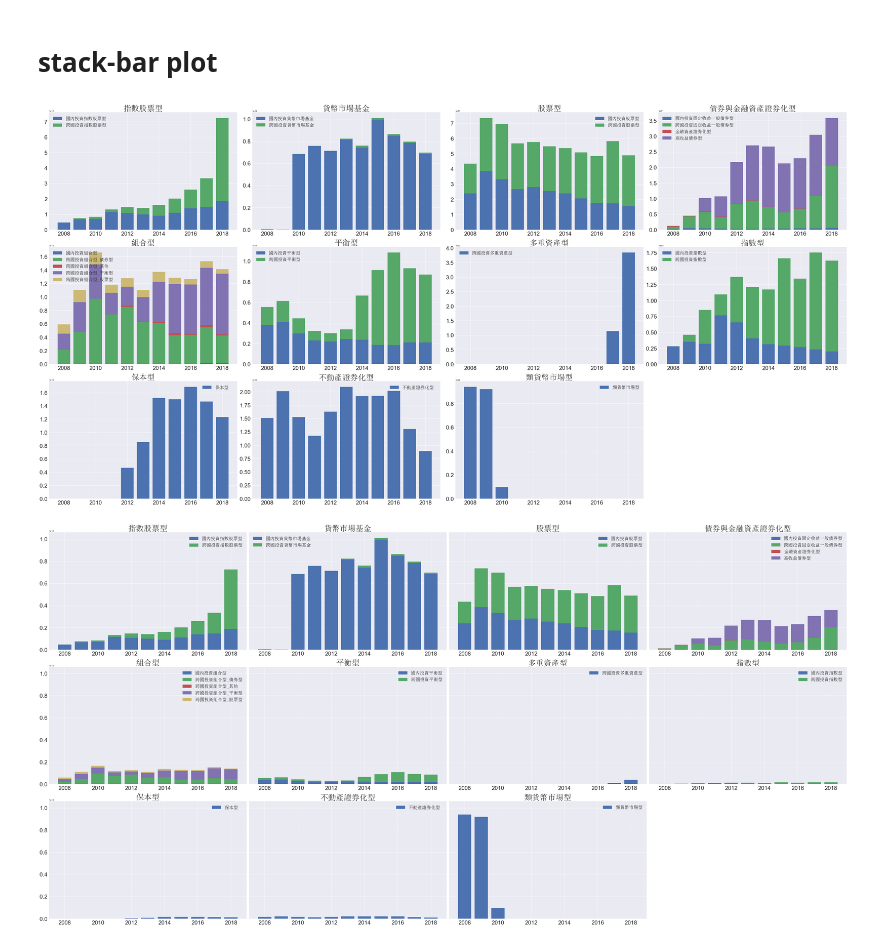
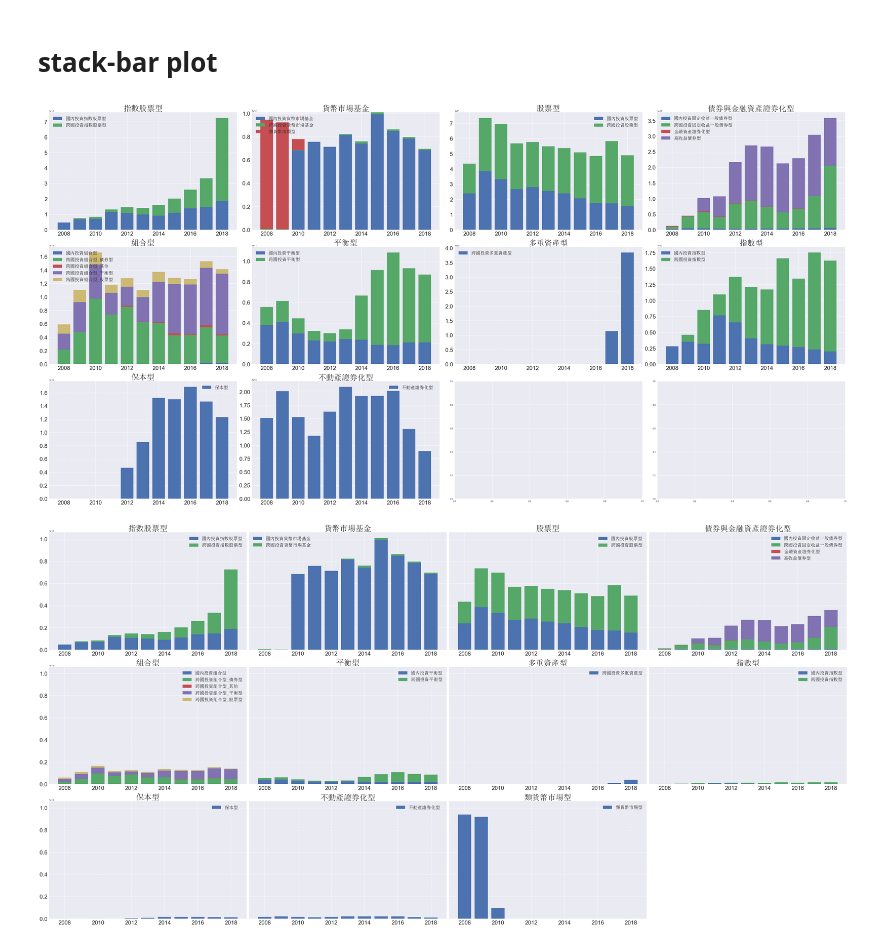
Before and after one commit to Andy-Liu66/Chip-Project, a Jupyter notebook: Analysis-2.ipynb, the cells around one changed output. Saved outputs shown, nothing was run; the diff lists cells and outputs as text; code cells hidden in the pictures.

```diff
--- a/Analysis-2.ipynb
+++ b/Analysis-2.ipynb
@@ -65,14 +82,14 @@ main_category = dict({
     '股票型': set(['AA1', 'AA2']),
     '平衡型': set(['AB1', 'AB2']),
     '債券與金融資產證券化型': set(['AC12', 'AC21', 'AC22', 'AC23']),
-    '貨幣市場基金': set(['AD1', 'AD2']),
+    '貨幣市場基金': set(['AD1', 'AD2', 'AC11']),
     '組合型': set(['AE1', 'AE21', 'AE22', 'AE23', 'AE24']),
     '保本型': set(['AF']),
     '不動產證券化型': set(['AG']),
     '指數股票型': set(['AH1', 'AH2']),
     '指數型': set(['AI1', 'AI2']),
     '多重資產型': set(['AJ1', 'AJ2']),
-    '類貨幣市場型': set(['AC11']),
+#     '類貨幣市場型': set(['AC11']),
     '私募基金': set(['B'])
 })
 
@@ -133,7 +149,7 @@ for i in range(len(big_category_order)):
     temp.reset_index(inplace=True, drop=True)
     temp = temp.copy()
     temp['year'] = temp.年分.apply(lambda x: x.year)
-    cumulative_Y = np.array([])
+    Y= []
     for ix in year_index:
         try:
             value = temp[temp.year == ix]['基金規模(台幣)'].values[0]
@@ -149,8 +165,8 @@ for i in range(len(big_category_order)):
     axs[i].set_title(name, FontProperties=font)
     plt.xticks(size=15)
     plt.yticks(size=15)
-    if i == len(big_category_order) - 1:
-        fig.delaxes(axs[i+1])
+#     if i > len(big_category_order) - 2:
+#         fig.delaxes(axs[i+1])
 
     plt.tight_layout();
 # %% [output]
@@ -157,0 +210,6 @@ for i in range(len(big_category_order)):
+# %%
+i = 1
+name = name_list[i]
+temp = groupby_big_category_wtih_growth[groupby_big_category_wtih_growth.大分類 == name]
+temp = temp.copy()
+temp['year'] = temp.年分.apply(lambda x: x.year)
@@ -157,0 +227,17 @@ for i in range(len(big_category_order)):
+# %%
+name_list = groupby_big_category_wtih_growth.大分類.unique()
+result = pd.DataFrame([], columns=range(len(name_list)), index=year_index)
+for i in range(len(name_list)):
+    name = name_list[i]
+    temp = groupby_big_category_wtih_growth[groupby_big_category_wtih_growth.大分類 == name]
+    temp = temp.copy()
+    temp['year'] = temp.年分.apply(lambda x: x.year)
+    for ix in range(len(year_index)):
+        temp_year = year_index[ix]
+        try:
+            result.iloc[ix, i] = temp[temp.year == temp_year]['growth_rate'].values[0]
+        except:
+            result.iloc[ix, i] = 0
+
+result.columns = name_list
+result = result.fillna(0)
@@ -179,36 +282,36 @@ for i in range(len(big_category_order)):
     target = target[['基金類型', '年分', '基金規模(台幣)']]
     plt.sca(axs[i])
 
     cumulative_Y = np.array([0]*len(year_index))
     for ixx in range(len(target.基金類型.unique())):
         fund = target.基金類型.unique()[ixx]
         temp_fund = target[target.基金類型 == fund]
         temp_fund = temp_fund.copy()
         temp_fund['year'] = temp_fund.年分.apply(lambda x: x.year)
         Y = []
         for ix in year_index:
             try:
                 value = temp_fund[temp_fund.year == ix]['基金規模(台幣)'].values[0]
                 if value != 0:
                     Y.append(value)
                 else:
                     Y.append(0)
             except:
                 Y.append(0)
         Y = np.array(Y)
 
         axs[i].bar(year_index, Y, bottom=cumulative_Y, label=fund)
         cumulative_Y = cumulative_Y + Y
     plt.legend(prop=font_legend)
     axs[i].set_title(name, FontProperties=font)
     plt.xticks(size=25)
     plt.yticks(size=25)
-    if i == len(big_category_order) - 1:
-        fig.delaxes(axs[i+1])
+#     if i == len(big_category_order) - 1:
+#         fig.delaxes(axs[i+1])
 
     plt.tight_layout();
 # %% [output]
-[figure, old version]
+[figure, new version]
 # %%
 from matplotlib.font_manager import FontProperties
 font = FontProperties(fname=r"c:\windows\Fonts\SimSun.ttc", size=35)
```
Also changed, not shown: parts of 12 cells of this notebook.
